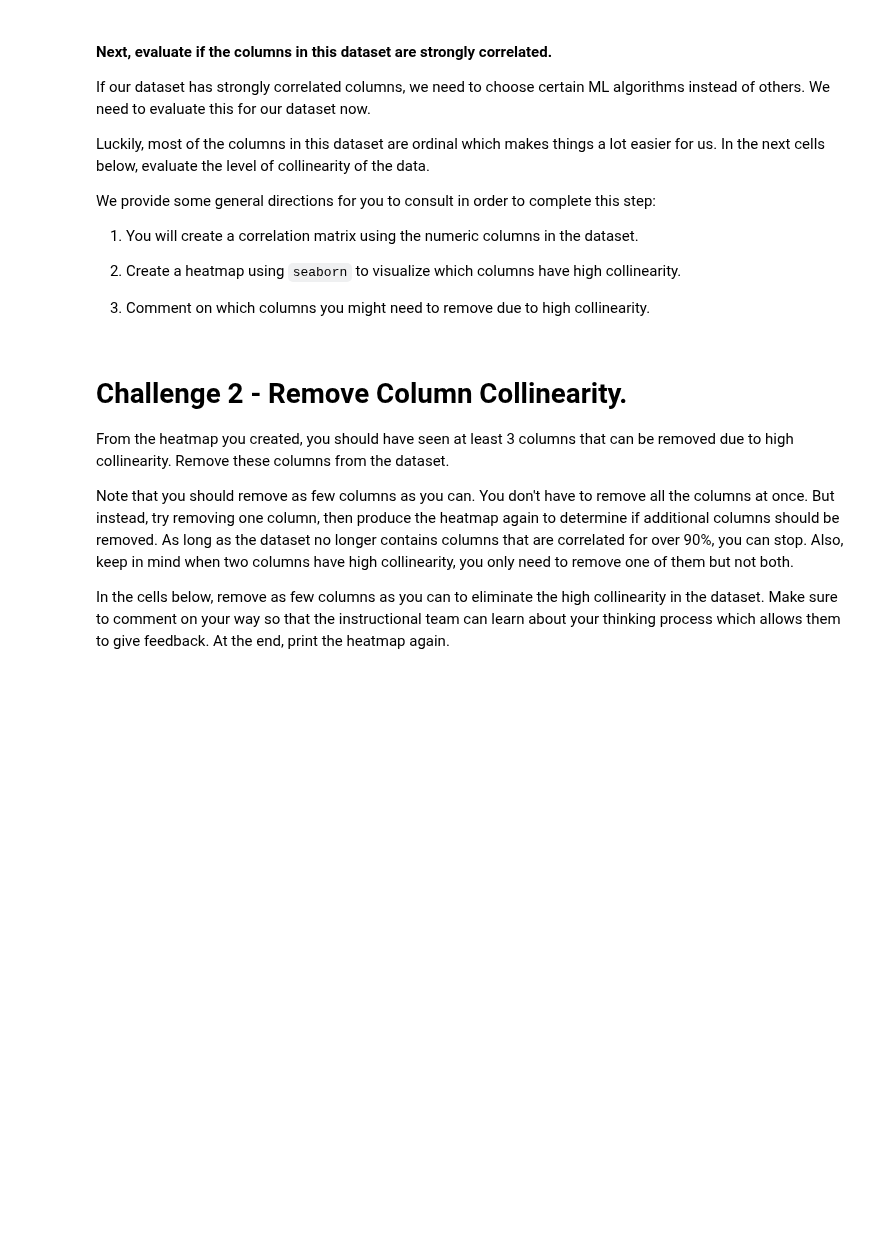
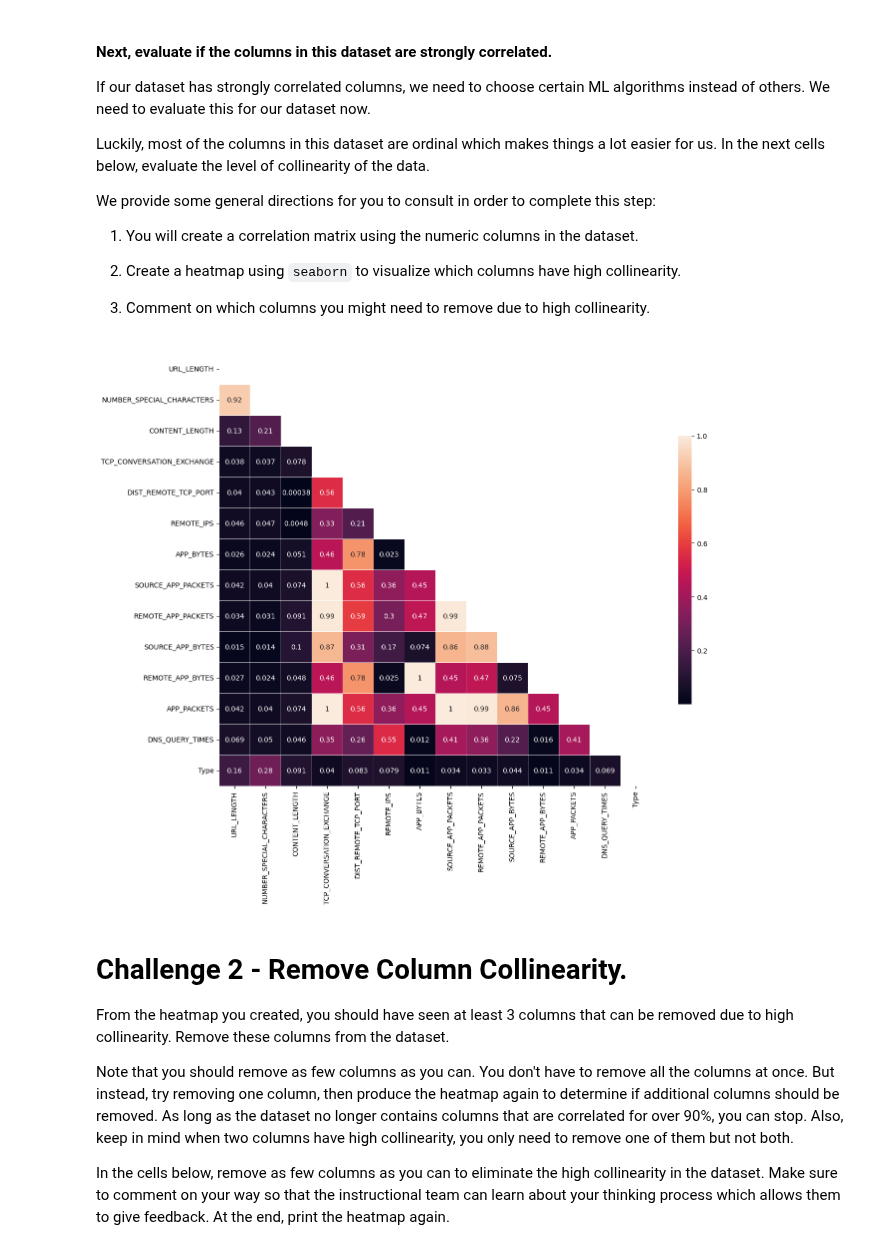
Before and after one commit to ta-data-lis/lab-supervised-learning, a Jupyter notebook: your-code/main.ipynb, the cells around one changed output. Cells and saved outputs as stored; diff of their text form; code cells hidden in the pictures; blank space fills up the shorter version.

```diff
--- a/your-code/main.ipynb
+++ b/your-code/main.ipynb
@@ -21,3 +19,5 @@ websites = pd.read_csv('../data/website.csv')
+# %%
+websites = pd.read_csv(r"C:\Users\nunoc\Ambiente de Trabalho\Iron Hack\Week 7\Labs\lab-supervised-learning\data\website.csv")
 # %% [markdown]
 #### Explore the data from an bird's-eye view.
 
@@ -55,2 +126,26 @@ We provide some general directions for you to consult in order to complete this
+# %%
+# Your code here
+import matplotlib.pyplot as plt
+import seaborn as sn
+
+def plot_corr_matrix(dataframe):
+    corr=np.abs(dataframe.corr(numeric_only=True))
+
+    # Set up mask for triangle representation
+    mask = np.zeros_like(corr, dtype=bool)
+    mask[np.triu_indices_from(mask)] = True
+
+    # Set up the matplotlib figure
+    f, ax = plt.subplots(figsize=(14, 14))
+    # Generate a custom diverging colormap
+    cmap = sn.diverging_palette(220, 10, as_cmap=True)
+    # Draw the heatmap with the mask and correct aspect ratio
+    sn.heatmap(corr, mask=mask,  vmax=1,square=True, linewidths=.5, cbar_kws={"shrink": .5},annot = corr)
+
+    plt.show()
+
+plot_corr_matrix(websites)
+# %% [output]
+[figure, added]
 # %%
 # Your comment here
```
Also changed, not shown: parts of 48 cells of this notebook.
